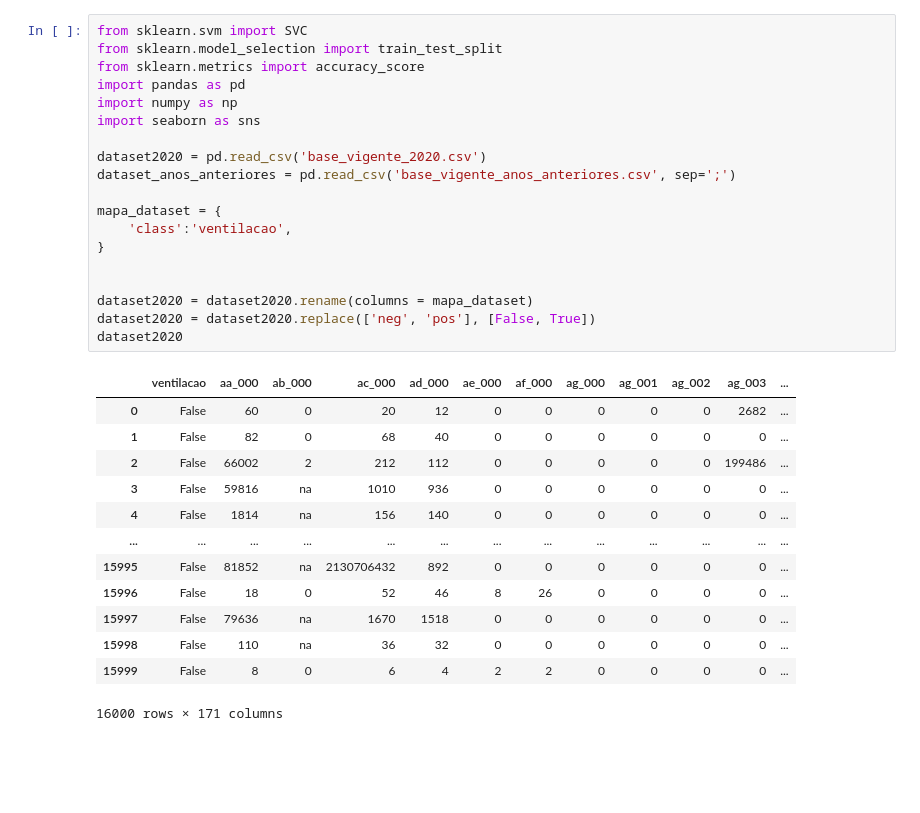
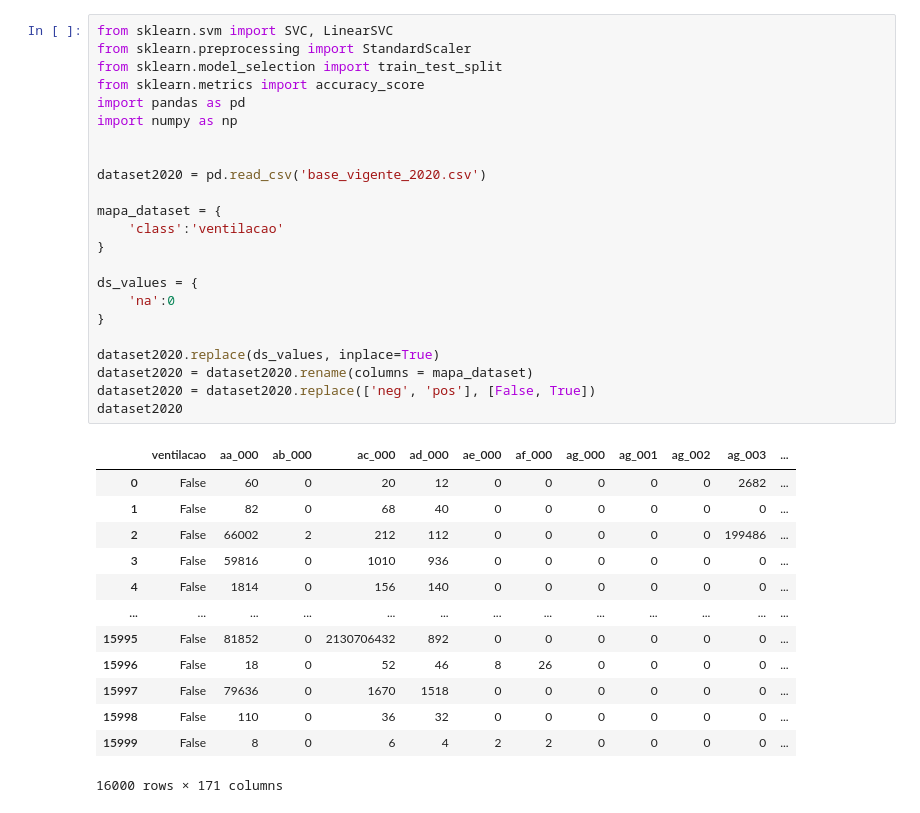
Before and after one commit to gustapfp/desafio_bix, a Jupyter notebook: desafio_bix.ipynb, the cells around one changed output. Cells and saved outputs as stored; diff of their text form; blank space fills up the shorter version.

```diff
--- a/desafio_bix.ipynb
+++ b/desafio_bix.ipynb
@@ -1,35 +1,39 @@
 # %% [markdown]
 <a href="https://colab.research.google.com/github/gustapfp/desafio_bix/blob/master/desafio_bix.ipynb" target="_parent"><img src="https://colab.research.google.com/assets/colab-badge.svg" alt="Open In Colab"/></a>
 # %%
-from sklearn.svm import SVC
+from sklearn.svm import SVC, LinearSVC
+from sklearn.preprocessing import StandardScaler
 from sklearn.model_selection import train_test_split
 from sklearn.metrics import accuracy_score
 import pandas as pd
 import numpy as np
-import seaborn as sns
+
 
 dataset2020 = pd.read_csv('base_vigente_2020.csv')
-dataset_anos_anteriores = pd.read_csv('base_vigente_anos_anteriores.csv', sep=';')
 
 mapa_dataset = {
-    'class':'ventilacao',
+    'class':'ventilacao'
 }
 
+ds_values = {
+    'na':0
+}
 
+dataset2020.replace(ds_values, inplace=True)
 dataset2020 = dataset2020.rename(columns = mapa_dataset)
 dataset2020 = dataset2020.replace(['neg', 'pos'], [False, True])
 dataset2020
 # %% [output]
 |  | ventilacao | aa_000 | ab_000 | ac_000 | ad_000 | ae_000 | af_000 | ag_000 | ag_001 | ag_002 | ag_003 | ... |
 | 0 | False | 60 | 0 | 20 | 12 | 0 | 0 | 0 | 0 | 0 | 2682 | ... |
 | 1 | False | 82 | 0 | 68 | 40 | 0 | 0 | 0 | 0 | 0 | 0 | ... |
 | 2 | False | 66002 | 2 | 212 | 112 | 0 | 0 | 0 | 0 | 0 | 199486 | ... |
-| 3 | False | 59816 | na | 1010 | 936 | 0 | 0 | 0 | 0 | 0 | 0 | ... |
-| 4 | False | 1814 | na | 156 | 140 | 0 | 0 | 0 | 0 | 0 | 0 | ... |
+| 3 | False | 59816 | 0 | 1010 | 936 | 0 | 0 | 0 | 0 | 0 | 0 | ... |
+| 4 | False | 1814 | 0 | 156 | 140 | 0 | 0 | 0 | 0 | 0 | 0 | ... |
 | ... | ... | ... | ... | ... | ... | ... | ... | ... | ... | ... | ... | ... |
-| 15995 | False | 81852 | na | 2130706432 | 892 | 0 | 0 | 0 | 0 | 0 | 0 | ... |
+| 15995 | False | 81852 | 0 | 2130706432 | 892 | 0 | 0 | 0 | 0 | 0 | 0 | ... |
 | 15996 | False | 18 | 0 | 52 | 46 | 8 | 26 | 0 | 0 | 0 | 0 | ... |
-| 15997 | False | 79636 | na | 1670 | 1518 | 0 | 0 | 0 | 0 | 0 | 0 | ... |
-| 15998 | False | 110 | na | 36 | 32 | 0 | 0 | 0 | 0 | 0 | 0 | ... |
+| 15997 | False | 79636 | 0 | 1670 | 1518 | 0 | 0 | 0 | 0 | 0 | 0 | ... |
+| 15998 | False | 110 | 0 | 36 | 32 | 0 | 0 | 0 | 0 | 0 | 0 | ... |
 | 15999 | False | 8 | 0 | 6 | 4 | 2 | 2 | 0 | 0 | 0 | 0 | ... |
 16000 rows × 171 columns
```
Also changed, not shown: parts of 13 cells of this notebook.
